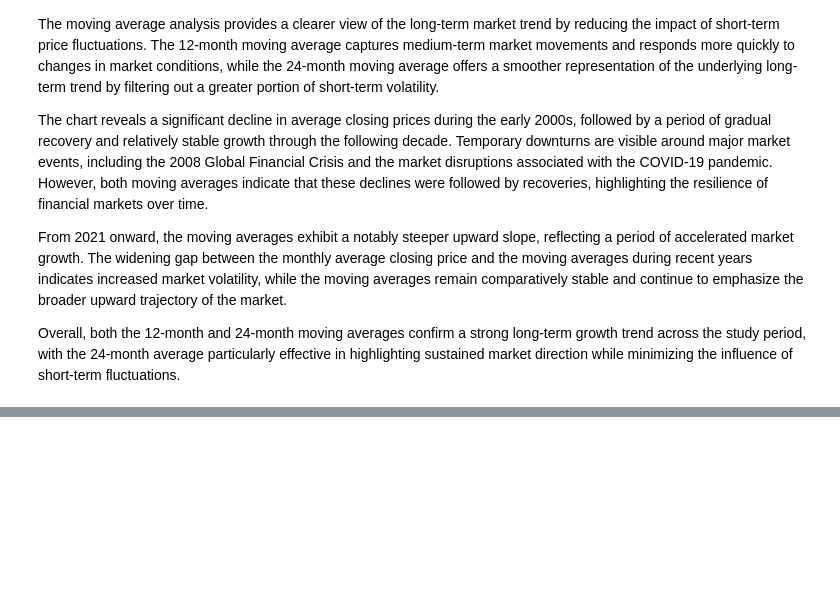
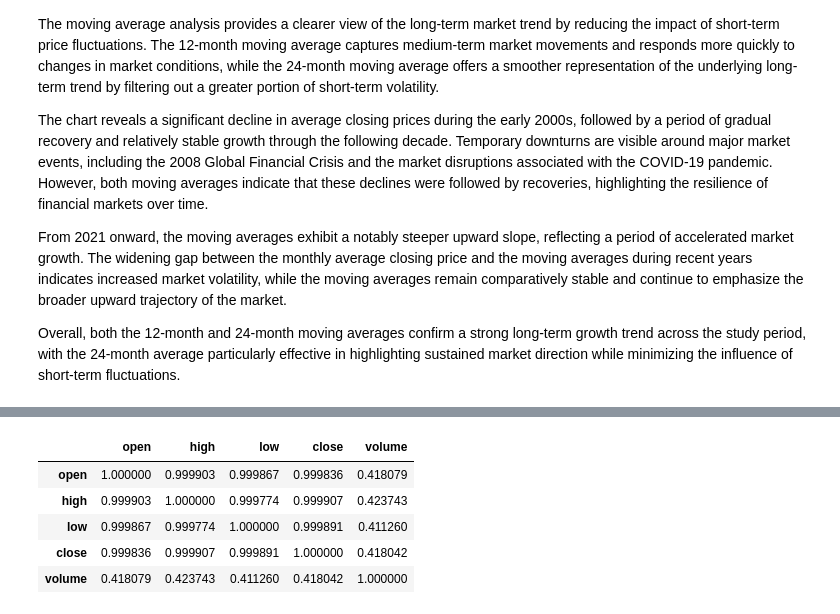
Before and after one commit to sagnik5549/Market_Analysis_2000_Present, a Jupyter notebook: Notebooks/03_Exploratory_Data_Analysis.ipynb, the cells around one changed output, grey strips where cells are left out. Cells and saved outputs as stored; diff of their text form; code cells hidden in the pictures; blank space fills up the shorter version.

```diff
--- a/Notebooks/03_Exploratory_Data_Analysis.ipynb
+++ b/Notebooks/03_Exploratory_Data_Analysis.ipynb
@@ -493,0 +555,13 @@ Overall, both the 12-month and 24-month moving averages confirm a strong long-te
+# %%
+numeric_cols = ["open", "high", "low", "close", "volume"]
+
+corr_matrix = df[numeric_cols].corr()
+
+corr_matrix
+# %% [output]
+|  | open | high | low | close | volume |
+| open | 1.000000 | 0.999903 | 0.999867 | 0.999836 | 0.418079 |
+| high | 0.999903 | 1.000000 | 0.999774 | 0.999907 | 0.423743 |
+| low | 0.999867 | 0.999774 | 1.000000 | 0.999891 | 0.411260 |
+| close | 0.999836 | 0.999907 | 0.999891 | 1.000000 | 0.418042 |
+| volume | 0.418079 | 0.423743 | 0.411260 | 0.418042 | 1.000000 |
```
Also changed, not shown: parts of 12 cells of this notebook.
